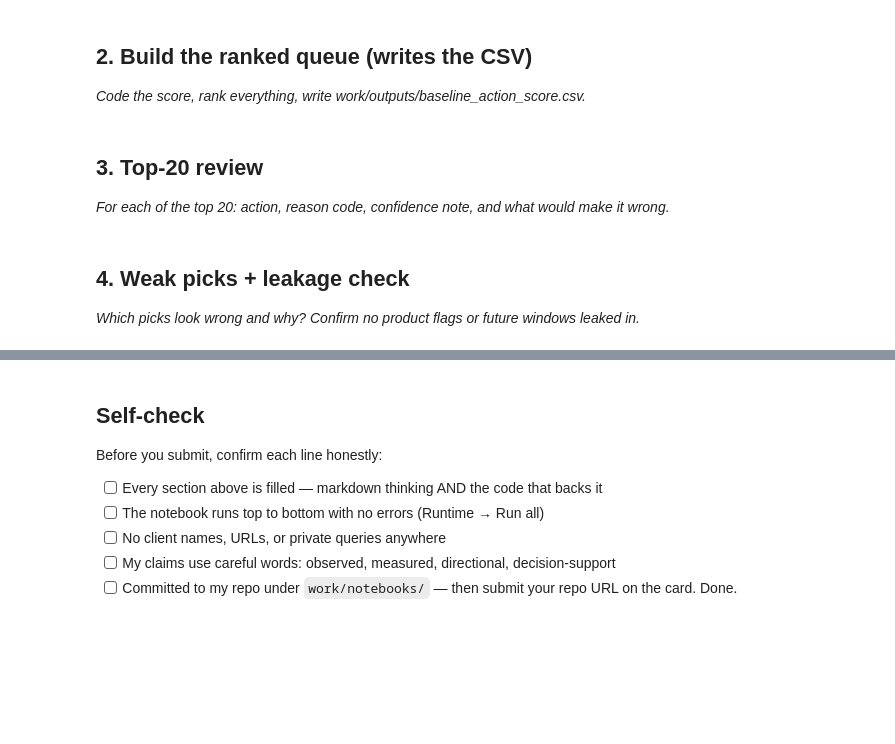
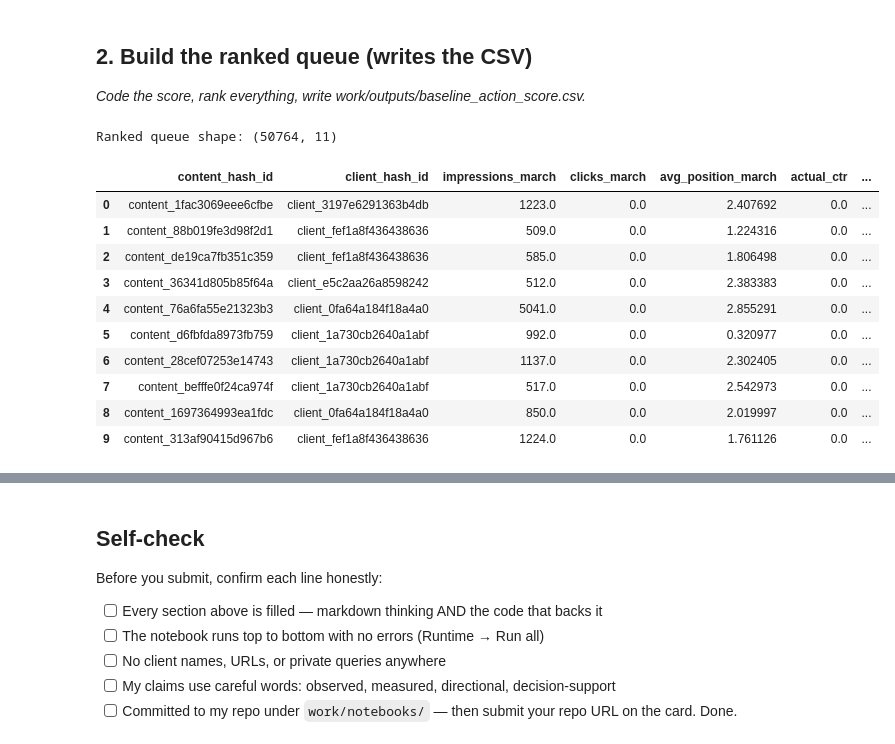
Before and after one commit to abbas-707/FlyRank-Internship, a Jupyter notebook: work/notebooks/w04_baseline_score.ipynb, the cells around one changed output, grey strips where cells are left out. Cells and saved outputs as stored; diff of their text form; code cells hidden in the pictures; blank space fills up the shorter version.

```diff
--- a/work/notebooks/w04_baseline_score.ipynb
+++ b/work/notebooks/w04_baseline_score.ipynb
@@ -15,0 +21,12 @@ This skeleton is yours to fill. Work the sections **in order** — each one has
+# %%
+import duckdb
+from google.colab import userdata
+
+hf_token = userdata.get('HF_TOKEN')
+con = duckdb.connect()
+con.sql(f"CREATE SECRET hf_token (TYPE huggingface, TOKEN '{hf_token}');")
+
+# Confirm it works
+con.sql("""
+SELECT * FROM 'hf://datasets/FlyRank/internship-warehouse/dim_clients.parquet' LIMIT 5
+""").show()
@@ -23,4 +207,0 @@ This skeleton is yours to fill. Work the sections **in order** — each one has
-# %% [markdown]
-## 3. Top-20 review
-
-*For each of the top 20: action, reason code, confidence note, and what would make it wrong.*
@@ -30,4 +207,0 @@ This skeleton is yours to fill. Work the sections **in order** — each one has
-# %% [markdown]
-## 4. Weak picks + leakage check
-
-*Which picks look wrong and why? Confirm no product flags or future windows leaked in.*
@@ -36,0 +208,59 @@ This skeleton is yours to fill. Work the sections **in order** — each one has
+# %%
+# Build the baseline action score using the confirmed CTR-vs-position signal
+
+expected_ctr_by_bucket = con.sql("""
+    WITH march_data AS (
+        SELECT
+            content_hash_id,
+            client_hash_id,
+            SUM(gsc_impressions) AS impressions_march,
+            SUM(gsc_clicks) AS clicks_march,
+            AVG(gsc_avg_position) AS avg_position_march
+        FROM 'hf://datasets/FlyRank/internship-warehouse/fact_content_daily_performance/month=2026-03/*.parquet'
+        GROUP BY content_hash_id, client_hash_id
+    )
+    SELECT
+        content_hash_id,
+        client_hash_id,
+        impressions_march,
+        clicks_march,
+        avg_position_march,
+        clicks_march * 1.0 / NULLIF(impressions_march, 0) AS actual_ctr,
+        CASE
+            WHEN avg_position_march <= 3 THEN '1. position 1-3'
+            WHEN avg_position_march <= 10 THEN '2. position 4-10'
+            WHEN avg_position_march <= 20 THEN '3. position 11-20'
+            ELSE '4. position 20+'
+        END AS position_bucket
+    FROM march_data
+    WHERE impressions_march >= 500 AND avg_position_march > 0 AND avg_position_march <= 20
+""").df()
+
+# Attach expected CTR per bucket (from Signal Check 2's own numbers)
+bucket_expected = {
+    '1. position 1-3': 0.003765,
+    '2. position 4-10': 0.003208,
+    '3. position 11-20': 0.002625,
+}
+expected_ctr_by_bucket['expected_ctr'] = expected_ctr_by_bucket['position_bucket'].map(bucket_expected)
+expected_ctr_by_bucket['score'] = expected_ctr_by_bucket['expected_ctr'] - expected_ctr_by_bucket['actual_ctr']
+expected_ctr_by_bucket['reason_code'] = 'ctr_below_position_expectation'
+expected_ctr_by_bucket['action'] = 'review_title_meta'
+
+ranked_queue = expected_ctr_by_bucket.sort_values('score', ascending=False).reset_index(drop=True)
+
+print("Ranked queue shape:", ranked_queue.shape)
+ranked_queue.head(10)
+# %% [output]
+Ranked queue shape: (50764, 11)
+|  | content_hash_id | client_hash_id | impressions_march | clicks_march | avg_position_march | actual_ctr | ... |
+| 0 | content_1fac3069eee6cfbe | client_3197e6291363b4db | 1223.0 | 0.0 | 2.407692 | 0.0 | ... |
+| 1 | content_88b019fe3d98f2d1 | client_fef1a8f436438636 | 509.0 | 0.0 | 1.224316 | 0.0 | ... |
+| 2 | content_de19ca7fb351c359 | client_fef1a8f436438636 | 585.0 | 0.0 | 1.806498 | 0.0 | ... |
+| 3 | content_36341d805b85f64a | client_e5c2aa26a8598242 | 512.0 | 0.0 | 2.383383 | 0.0 | ... |
+| 4 | content_76a6fa55e21323b3 | client_0fa64a184f18a4a0 | 5041.0 | 0.0 | 2.855291 | 0.0 | ... |
+| 5 | content_d6fbfda8973fb759 | client_1a730cb2640a1abf | 992.0 | 0.0 | 0.320977 | 0.0 | ... |
+| 6 | content_28cef07253e14743 | client_1a730cb2640a1abf | 1137.0 | 0.0 | 2.302405 | 0.0 | ... |
+| 7 | content_befffe0f24ca974f | client_1a730cb2640a1abf | 517.0 | 0.0 | 2.542973 | 0.0 | ... |
+| 8 | content_1697364993ea1fdc | client_0fa64a184f18a4a0 | 850.0 | 0.0 | 2.019997 | 0.0 | ... |
+| 9 | content_313af90415d967b6 | client_fef1a8f436438636 | 1224.0 | 0.0 | 1.761126 | 0.0 | ... |
```
Also changed, not shown: parts of 16 cells of this notebook.
